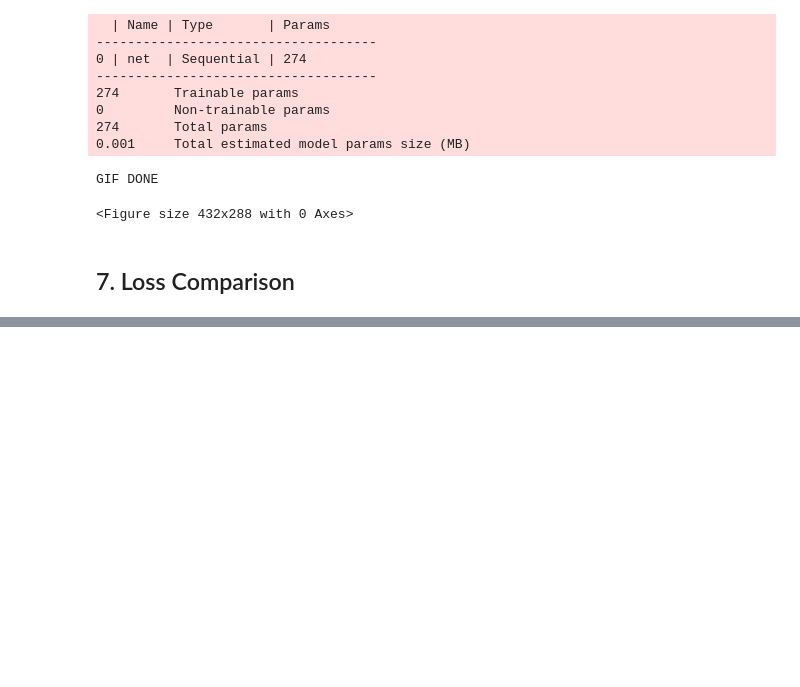
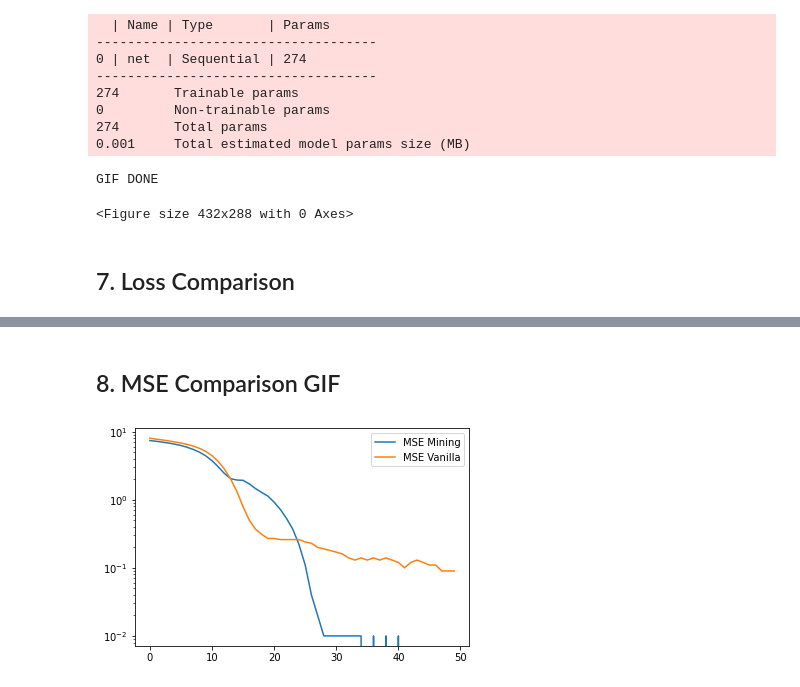
Before and after one commit to leonrenn/datascience_seminar, a Jupyter notebook: Mining/training_procedure_comparison.ipynb, the cells around one changed output, grey strips where cells are left out. Saved outputs shown, nothing was run; the diff lists cells and outputs as text; code cells hidden in the pictures; blank space fills up the shorter version.

```diff
--- a/Mining/training_procedure_comparison.ipynb
+++ b/Mining/training_procedure_comparison.ipynb
@@ -289,0 +296,10 @@ plt.show()
+# %% [markdown]
+## 8. MSE Comparison GIF
+# %%
+plt.plot(mining_model.mse_error_history, label = "MSE Mining")
+plt.plot(vanilla_model.mse_error_history, label = "MSE Vanilla")
+plt.semilogy()
+plt.legend()
+plt.show()
+# %% [output]
+[figure, added]
```
Also changed, not shown: parts of 2 cells of this notebook, 2 other files.
